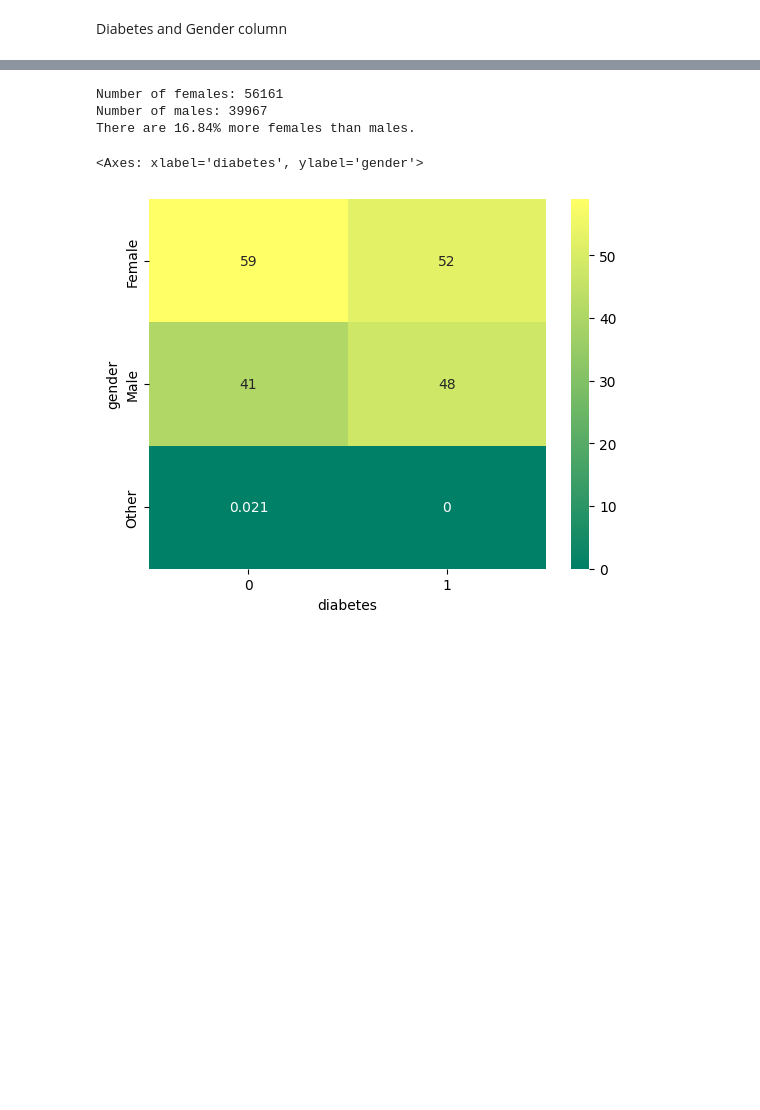
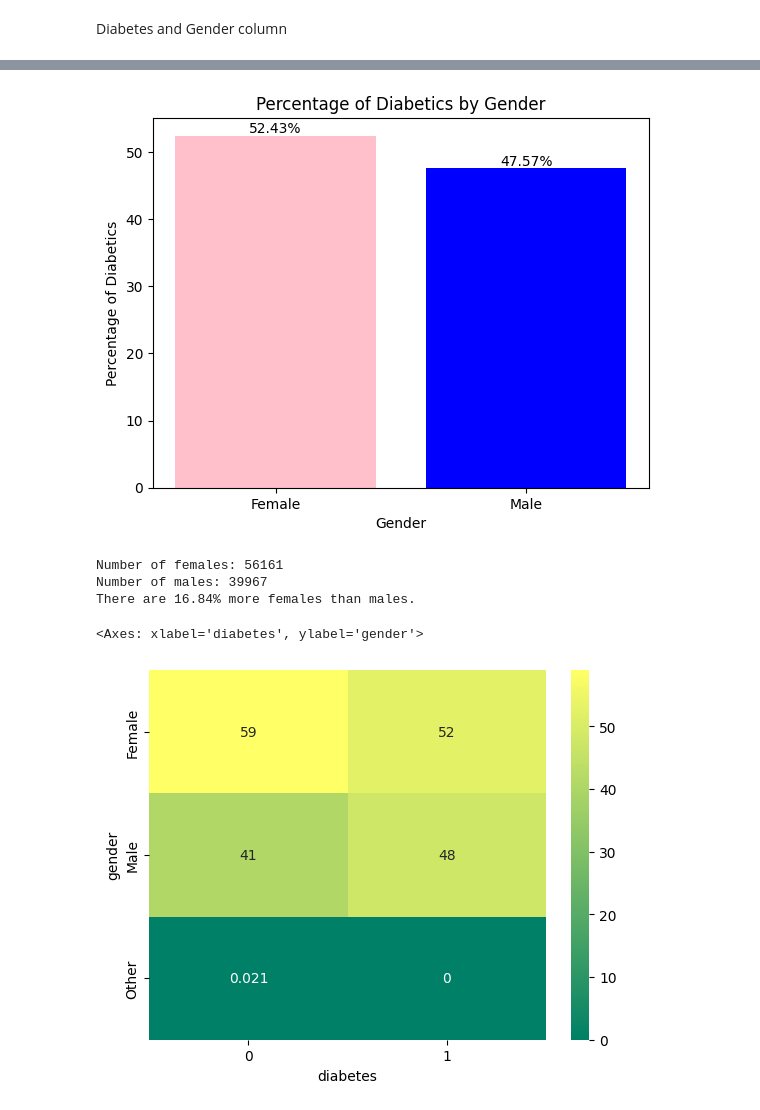
Before and after one commit to shirin-25/Python_labs, a Jupyter notebook: main.ipynb, the cells around one changed output, grey strips where cells are left out. Saved outputs shown, nothing was run; the diff lists cells and outputs as text; code cells hidden in the pictures; blank space fills up the shorter version.

```diff
--- a/main.ipynb
+++ b/main.ipynb
@@ -263,3 +277,32 @@ Diabetes and Gender column
+# %%
+import matplotlib.pyplot as plt
+
+# Filter diabetic individuals
+diabetic_individuals = df[df['diabetes'] == 1]
+
+# Calculate the number of diabetics by gender
+diabetic_counts = diabetic_individuals['gender'].value_counts()
+
+# Calculate the percentages
+diabetic_percentages = (diabetic_counts / len(diabetic_individuals)) * 100
+
+# Create the bar plot
+colors = ['pink' if gender == 'Female' else 'blue' for gender in diabetic_percentages.index]
+plt.bar(diabetic_percentages.index, diabetic_percentages, color=colors)
+
+# Add bar labels
+for i, val in enumerate(diabetic_percentages):
+    plt.text(i, val, f"{val:.2f}%", ha='center', va='bottom')
+
+# Add labels and title
+plt.xlabel('Gender')
+plt.ylabel('Percentage of Diabetics')
+plt.title('Percentage of Diabetics by Gender')
+
+# Display the plot
+plt.show()
+# %% [output]
+[figure, added]
 # %%
 female_count = len(df[df['gender'] == 'Female'])
 male_count = len(df[df['gender'] == 'Male'])
```
Also changed, not shown: parts of 16 cells of this notebook.
